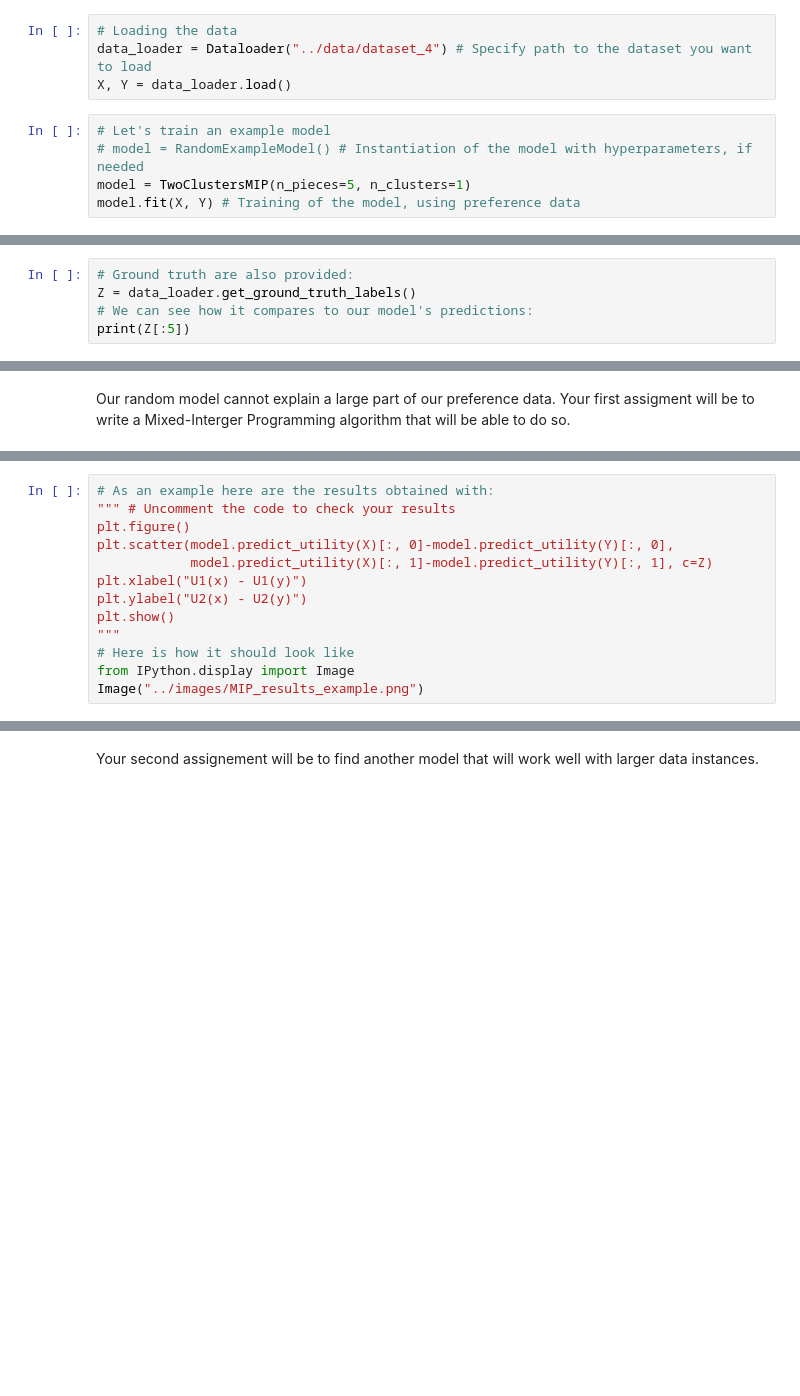
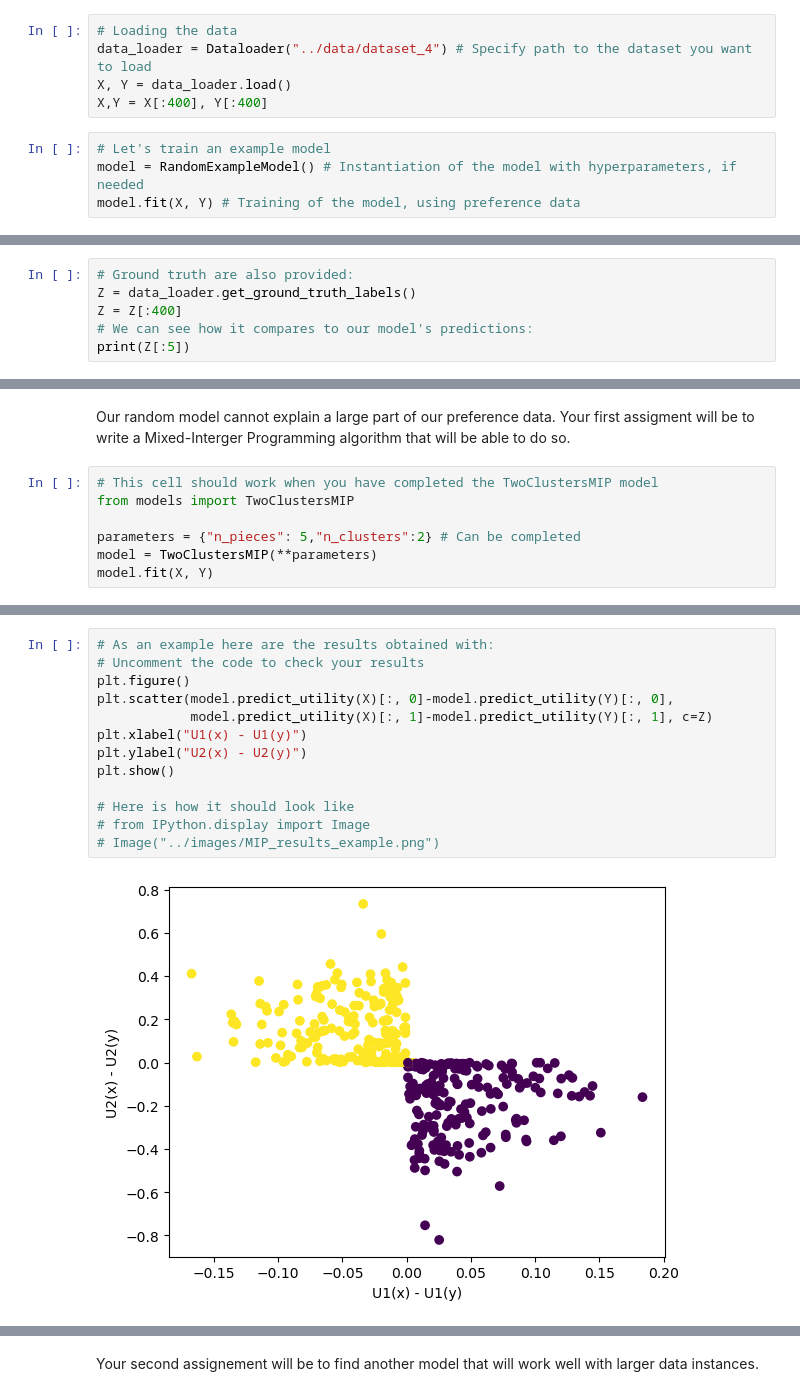
Before and after one commit to AxelV-hub/cs-sdp-2023-24, a Jupyter notebook: notebooks/example.ipynb, the cells around one changed output, grey strips where cells are left out. Saved outputs shown, nothing was run; the diff lists cells and outputs as text; blank space fills up the shorter version.

Commit message:
Heuristic done and some visualisations available

```diff
--- a/notebooks/example.ipynb
+++ b/notebooks/example.ipynb
@@ -15,9 +21,9 @@ import metrics
 # Loading the data
 data_loader = Dataloader("../data/dataset_4") # Specify path to the dataset you want to load
 X, Y = data_loader.load()
+X,Y = X[:400], Y[:400]
 # %%
 # Let's train an example model
-# model = RandomExampleModel() # Instantiation of the model with hyperparameters, if needed
-model = TwoClustersMIP(n_pieces=5, n_clusters=1)
+model = RandomExampleModel() # Instantiation of the model with hyperparameters, if needed
 model.fit(X, Y) # Training of the model, using preference data
 # %% [output]
@@ -66,5 +76,6 @@ print(model.predict_cluster(X, Y)[:5]) # Returns for each sample which cluster i
 # %%
 # Ground truth are also provided:
 Z = data_loader.get_ground_truth_labels()
+Z = Z[:400]
 # We can see how it compares to our model's predictions:
 print(Z[:5])
@@ -115,2 +134,9 @@ plt.show()
 # %% [markdown]
 Our random model cannot explain a large part of our preference data. Your first assigment will be to write a Mixed-Interger Programming algorithm that will be able to do so.
+# %%
+# This cell should work when you have completed the TwoClustersMIP model
+from models import TwoClustersMIP
+
+parameters = {"n_pieces": 5,"n_clusters":2} # Can be completed
+model = TwoClustersMIP(**parameters)
+model.fit(X, Y)
@@ -128,13 +168,15 @@ model.fit(X, Y)
 # %%
 # As an example here are the results obtained with:
-""" # Uncomment the code to check your results
+# Uncomment the code to check your results
 plt.figure()
 plt.scatter(model.predict_utility(X)[:, 0]-model.predict_utility(Y)[:, 0],
             model.predict_utility(X)[:, 1]-model.predict_utility(Y)[:, 1], c=Z)
 plt.xlabel("U1(x) - U1(y)")
 plt.ylabel("U2(x) - U2(y)")
 plt.show()
-"""
+
 # Here is how it should look like
-from IPython.display import Image
-Image("../images/MIP_results_example.png")
+# from IPython.display import Image
+# Image("../images/MIP_results_example.png")
+# %% [output]
+[figure, added]
```
Also changed, not shown: parts of 15 cells of this notebook, 1 other file.
